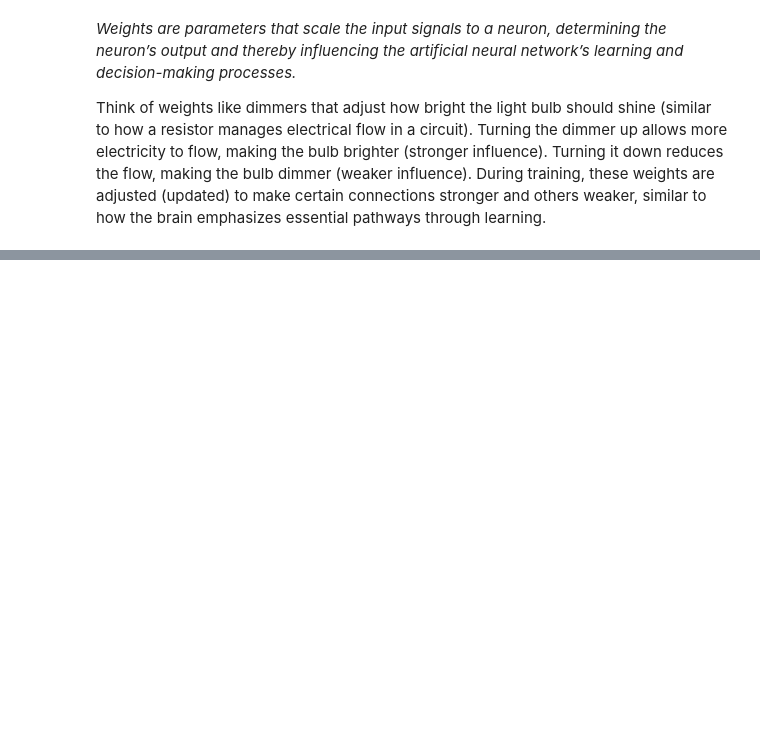
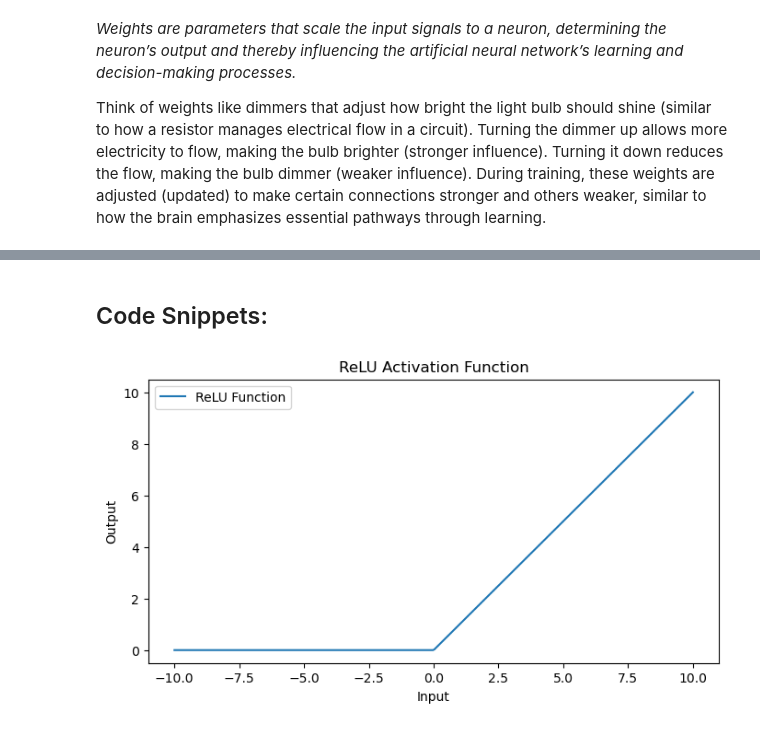
Before and after one commit to SadiahZ14/Artificial-Neural-Networks, a Jupyter notebook: Chapter_1/Introduction to ANNs.ipynb, the cells around one changed output, grey strips where cells are left out. Saved outputs shown, nothing was run; the diff lists cells and outputs as text; code cells hidden in the pictures; blank space fills up the shorter version.

```diff
--- a/Chapter_1/Introduction to ANNs.ipynb
+++ b/Chapter_1/Introduction to ANNs.ipynb
@@ -39,0 +41,25 @@ The term “smart switch” effectively captures the dynamic and responsive natu
+# %% [markdown]
+## Code Snippets:
+# %%
+
+import matplotlib.pyplot as plt
+import numpy as np
+
+# Define the ReLU function
+def ReLU(x):
+    return np.maximum(0, x)
+
+# Generate a range of 400 values between -10 and 10
+x = np.linspace(-10, 10, 400)
+y = ReLU(x)
+
+# Plot the ReLU function
+plt.figure(figsize=(8, 4)) # Set the size of the plot
+plt.plot(x, y, label="ReLU Function") # Plot the ReLU function
+plt.xlabel("Input") # Set the x-axis label
+plt.ylabel("Output") # Set the y-axis label
+plt.title("ReLU Activation Function") # Set the title of the plot
+plt.legend() # Show the legend
+plt.show() # Display the plot
+# %% [output]
+[figure, added]
```
Also changed, not shown: parts of 6 cells of this notebook, 1 other file.
